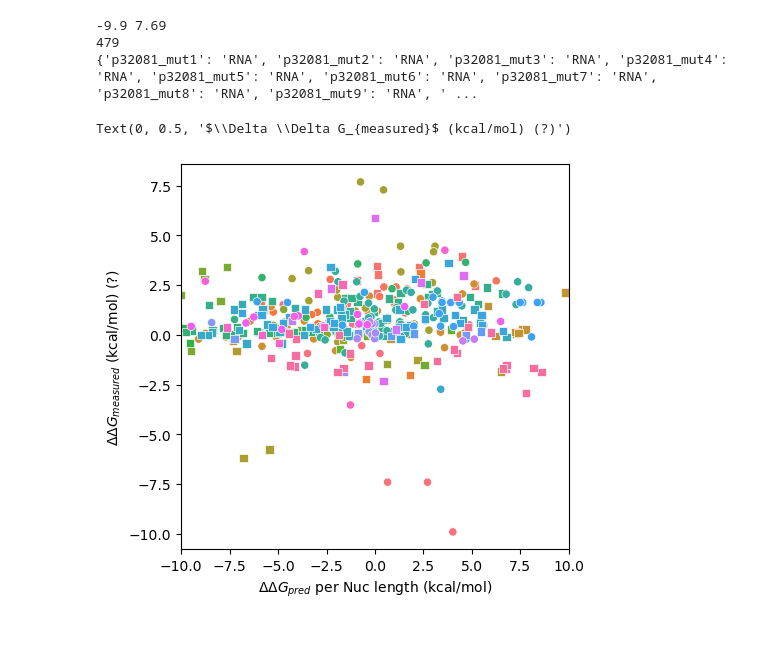
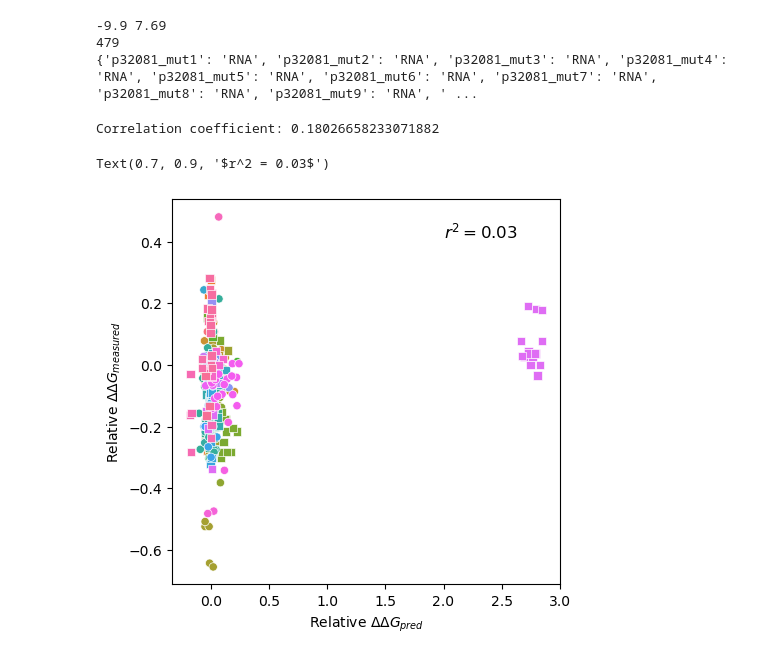
Before and after one commit to hockyg/af3_protein_nucleic_md_pipeline, a Jupyter notebook: analyze_protein_rna_interactions.ipynb, the cells around one changed output. Saved outputs shown, nothing was run; the diff lists cells and outputs as text; code cells hidden in the pictures.

Commit message:
get correlation coefficient and split axis for relative ddg

```diff
--- a/analyze_protein_rna_interactions.ipynb
+++ b/analyze_protein_rna_interactions.ipynb
@@ -78,7 +66,7 @@ print(reference_energies_dict)
 # if so, calculate the difference between the two
 
 # create a pandas data frame with the following columns: uniprot_id, mut_id, ddG, ddG_pred
-results_df = pd.DataFrame(columns=['uniprot_id','mut_id','nuc_type','ddG','ddG_measured', 'nuc_length', 'ddG_per'])
+results_df = pd.DataFrame(columns=['uniprot_id','mut_id','nuc_type','ddG','ddG_measured','frac_ddG_measured' 'nuc_length', 'frac_ddG'])
 
 for key in data.keys():
     if key.find('mut')>0:
@@ -88,16 +76,27 @@ for key in data.keys():
         if ref_key in data:
             mutant_data = data[key]
             ref_data = data[ref_key]
-            mut_avg_energy = np.mean(mutant_data[:,-1])
-            ref_avg_energy = np.mean(ref_data[:,-1])
+            mut_avg_energy = np.mean(mutant_data[len(mutant_data)//2:,-1])
+            ref_avg_energy = np.mean(ref_data[len(ref_data)//2:,-1])
             ddG = mut_avg_energy - ref_avg_energy
             ddG_kcal = ddG/4.184
+            G0 = float(reference_wild_G0_dict[key])
             mut_id = int(key.split('_')[1].replace("mut",""))
             ddG_measured = reference_energies_dict[key]
+
+            if G0 != 0 and len(ddG_measured)>0:
+                frac_ddG_measured = float(ddG_measured)/G0
+            else:
+                frac_ddG_measured = np.nan
+
             nuc_length = reference_nuc_length_dict[key]
             nuc_type = reference_nuc_type_dict[key]
+
+            frac_ddG = ddG_kcal/ref_avg_energy
+
+
             if len(ddG_measured)>0:
-                results_df = results_df.append({'uniprot_id':uniprot_id,'mut_id':mut_id,'nuc_type':nuc_type, 'ddG':ddG_kcal,'ddG_measured':float(ddG_measured), 'nuc_length':nuc_length, 'ddG_per': ddG_kcal/float(nuc_length)},ignore_index=True)
+                results_df = results_df.append({'uniprot_id':uniprot_id,'mut_id':mut_id,'nuc_type':nuc_type, 'ddG':ddG_kcal,'ddG_measured':float(ddG_measured), 'frac_ddG_measured':frac_ddG_measured, 'nuc_length':nuc_length, 'frac_ddG': frac_ddG },ignore_index=True)
             else:
                 print(f"no ddG for {key}")
     else:
@@ -123,18 +122,37 @@ print(reference_nuc_type_dict)
 # %%
 # use seaborn to make a scatter plot of ddG_per vs ddG_measured
 import seaborn as sns
 import matplotlib.pyplot as plt
+
+
+#get pearson correlation coefficient between these two columns
+from scipy.stats import pearsonr
+frac_ddG = results_df['frac_ddG']
+frac_ddG_measured = results_df['frac_ddG_measured']
+# remove nans from frac_ddG_measured in both
+frac_ddG = frac_ddG[~np.isnan(frac_ddG_measured)]
+frac_ddG_measured = frac_ddG_measured[~np.isnan(frac_ddG_measured)]
+corr, _ = pearsonr(frac_ddG,frac_ddG_measured)
+print(f"Correlation coefficient: {corr}")
+
 plt.figure(figsize=(5,5))
 # color by uniprot_id
 # use squares if nuc_type is 'DNA' and circles if nuc_type is 'RNA'
-sns.scatterplot(data=results_df,x='ddG_per',y='ddG_measured',hue='uniprot_id',style='nuc_type',markers={'DNA':'s','RNA':'o'})
+sns.scatterplot(data=results_df,x='frac_ddG',y='frac_ddG_measured',hue='uniprot_id',style='nuc_type',markers={'DNA':'s','RNA':'o'})
+
 #set x range to -10,10
-plt.xlim(-10,10)
+#plt.xlim(-10,10)
 #turn of legend
 plt.legend().remove()
-plt.xlabel("$\Delta \Delta G_{pred}$ per Nuc length (kcal/mol)")
-plt.ylabel("$\Delta \Delta G_{measured}$ (kcal/mol) (?)")
+plt.ylabel("Relative $\Delta \Delta G_{measured}$")
+plt.xlabel("Relative $\Delta \Delta G_{pred}$")
+#add r^2 to the plot, with larger font size and in the top right corner
+plt.text(0.7,0.9,f"$r^2 = {corr**2:.2f}$",transform=plt.gca().transAxes,fontsize=12)
+
+#plt.xlabel("$\Delta \Delta G_{pred}$ per Nuc length (kcal/mol)")
+#plt.ylabel("$\Delta \Delta G_{measured}$ (kcal/mol) (?)")
 #plt.yticks(np.arange(-10,10,2))
 # %% [output]
-Text(0, 0.5, '$\\Delta \\Delta G_{measured}$ (kcal/mol) (?)')
+Correlation coefficient: 0.18026658233071882
+Text(0.7, 0.9, '$r^2 = 0.03$')
-[figure, old version]
+[figure, new version]
```
Also changed, not shown: parts of 3 cells of this notebook.
